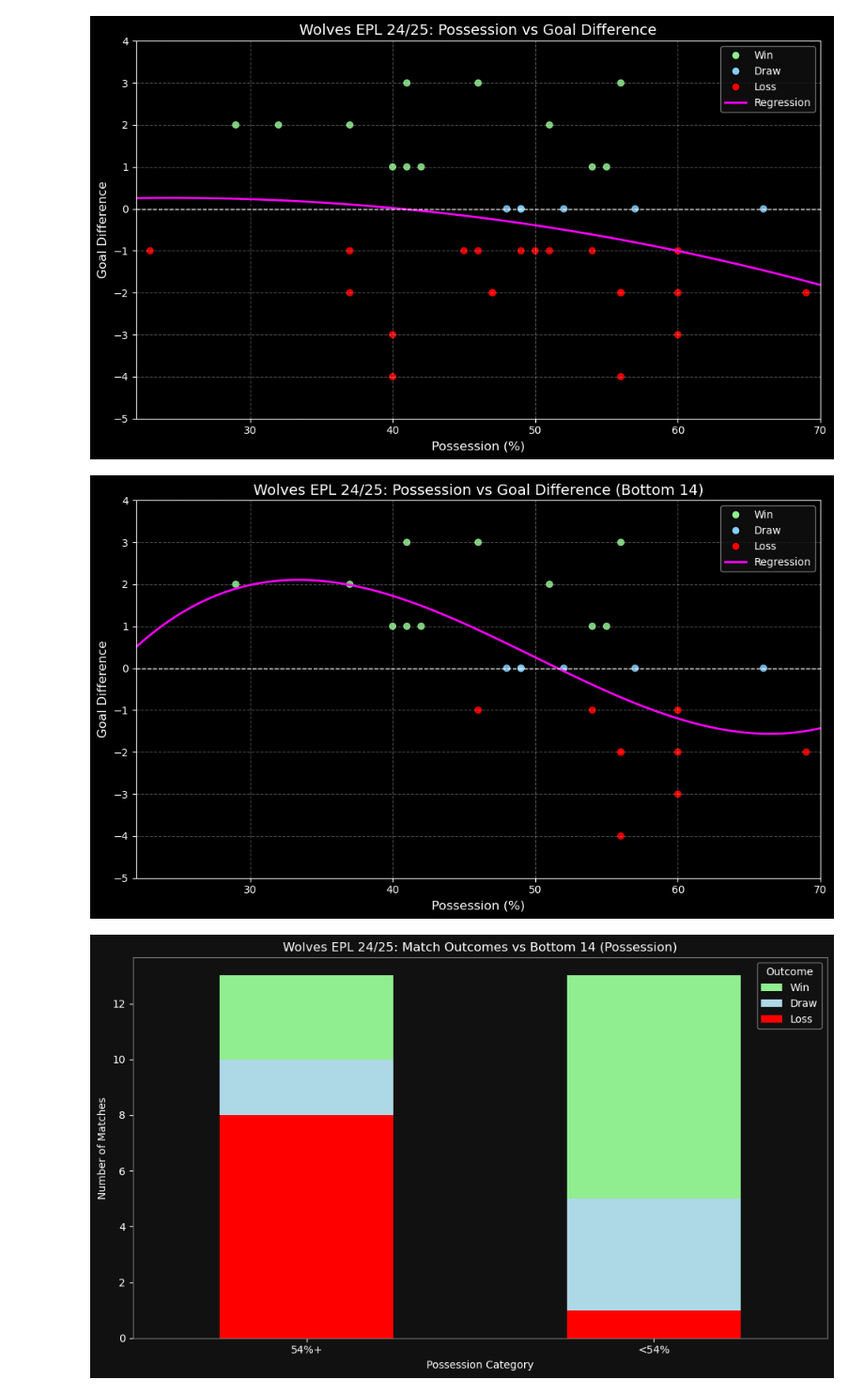
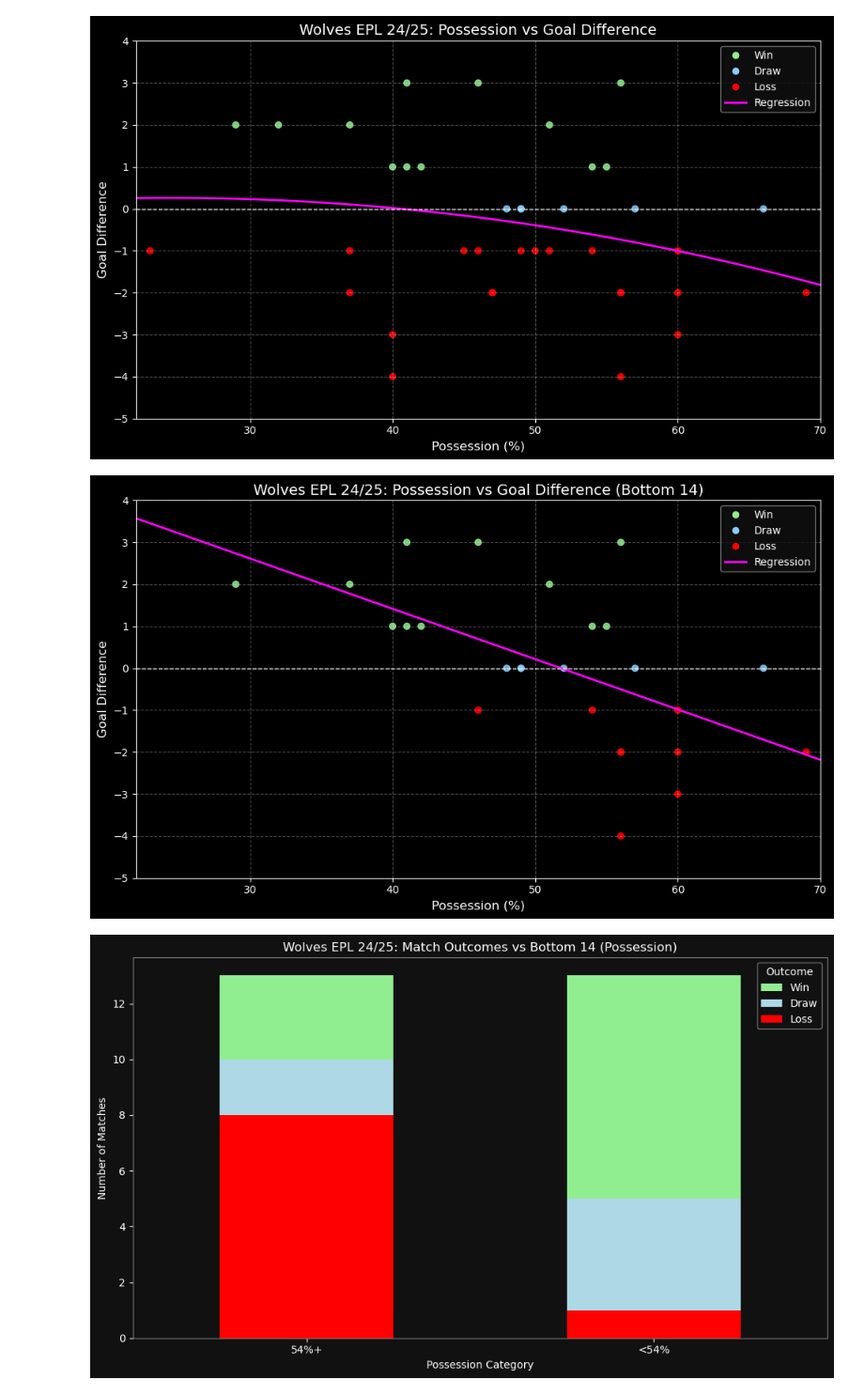
Before and after one commit to derek-chui/Football-Analytics, a Jupyter notebook: Project 1/Project 1.5/project1_5.ipynb, the cells around one changed output. Shown at 94% size. Drawn from its saved outputs; the diff is of its cells as text; code cells hidden in the pictures.

```diff
--- a/Project 1/Project 1.5/project1_5.ipynb
+++ b/Project 1/Project 1.5/project1_5.ipynb
@@ -117,38 +117,38 @@ plt.style.use('dark_background')
 x_min, x_max = df['Poss'].min() - 1, df['Poss'].max() + 1
 y_min, y_max = df['Goal Difference'].min() - 1, df['Goal Difference'].max() + 1
 
-coeffs = np.polyfit(bottom14['Poss'], bottom14['Goal Difference'], deg=2)
+coeffs = np.polyfit(bottom14['Poss'], bottom14['Goal Difference'], deg=1)
 poly = np.poly1d(coeffs)
 x_vals = np.linspace(x_min, x_max, 200)
 y_vals = poly(x_vals)
 
 # Plot
 fig, ax = plt.subplots(figsize=(10, 6))
 ax.scatter(bottom14['Poss'], bottom14['Goal Difference'], color=bottom14['Color'], alpha=0.85)
 ax.plot(x_vals, y_vals, color='magenta', linestyle='-', linewidth=2)
 ax.axhline(0, color='white', linestyle='--', linewidth=1)
 
 ax.set_title('Wolves EPL 24/25: Possession vs Goal Difference (Bottom 14)', fontsize=14, color='white')
 ax.set_xlabel('Possession (%)', fontsize=12, color='white')
 ax.set_ylabel('Goal Difference', fontsize=12, color='white')
 ax.set_xlim(x_min, x_max)
 ax.set_ylim(y_min, y_max)
 ax.grid(True, linestyle='--', alpha=0.3)
 ax.tick_params(colors='white')
 
 custom_legend = [
     Line2D([0], [0], marker='o', color='none', label='Win', markerfacecolor='lightgreen', markersize=8),
     Line2D([0], [0], marker='o', color='none', label='Draw', markerfacecolor='lightskyblue', markersize=8),
     Line2D([0], [0], marker='o', color='none', label='Loss', markerfacecolor='red', markersize=8),
     Line2D([0], [0], color='magenta', linewidth=2, label='Regression')
 ]
 legend = ax.legend(handles=custom_legend, facecolor='#111111', edgecolor='gray')
 plt.setp(legend.get_texts(), color='white')
 
 plt.tight_layout()
 plt.show()
 # %% [output]
-[figure, old version]
+[figure, new version]
 # %%
 import pandas as pd
 import matplotlib.pyplot as plt
```
Also changed, not shown: 8 other files.
